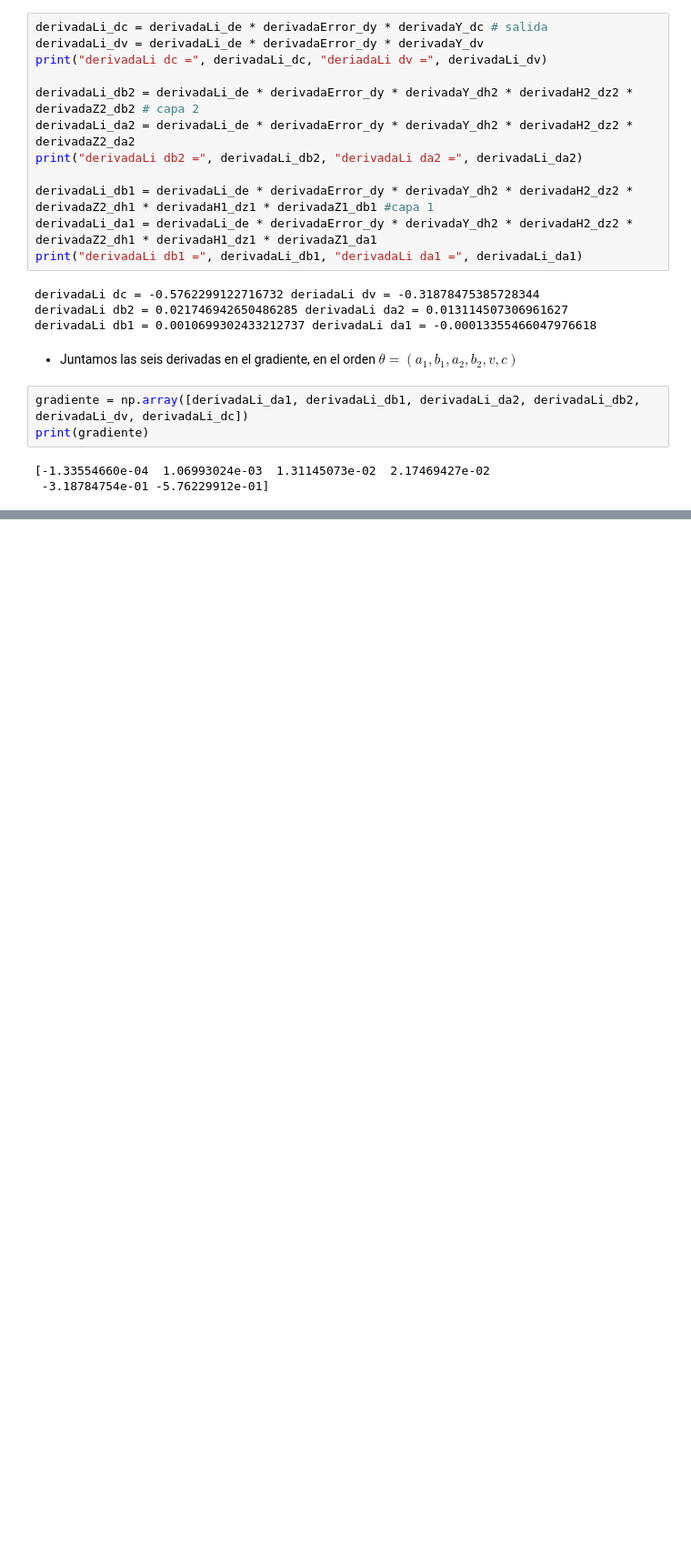
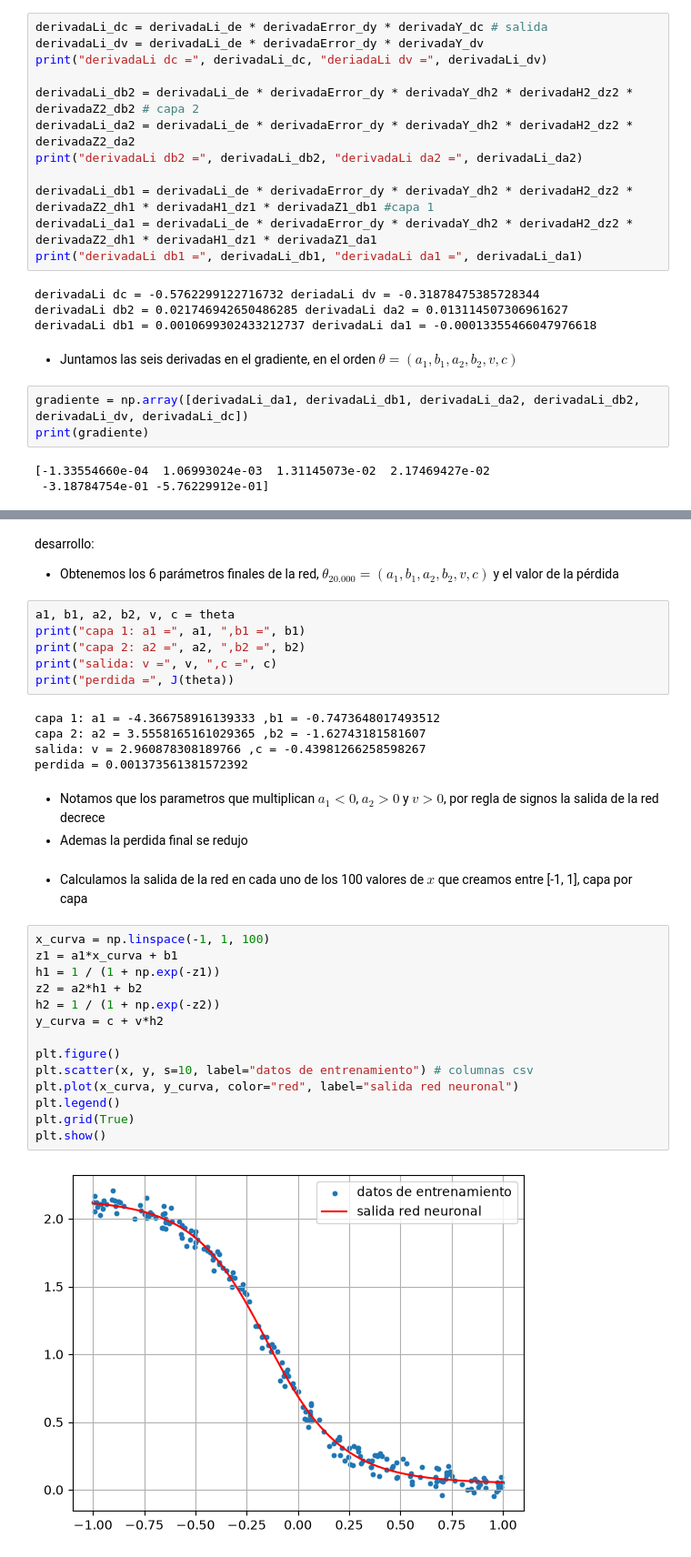
Before and after one commit to Sofiiahh/tarea-calculo-ds, a Jupyter notebook: Pregunta-2/P2-desarrollo.ipynb, the cells around one changed output, grey strips where cells are left out. Shown at 91% size. Drawn from its saved outputs; the diff is of its cells as text; blank space fills up the shorter version.

```diff
--- a/Pregunta-2/P2-desarrollo.ipynb
+++ b/Pregunta-2/P2-desarrollo.ipynb
@@ -201,0 +339,35 @@ print(gradiente)
+# %% [markdown]
+desarrollo:
+- Obtenemos los 6 parámetros finales de la red, $\theta_{20.000}=(a_1,b_1,a_2,b_2,v,c)$ y el valor de la pérdida
+# %%
+a1, b1, a2, b2, v, c = theta
+print("capa 1: a1 =", a1, ",b1 =", b1)
+print("capa 2: a2 =", a2, ",b2 =", b2)
+print("salida: v =", v, ",c =", c)
+print("perdida =", J(theta))
+# %% [output]
+capa 1: a1 = -4.366758916139333 ,b1 = -0.7473648017493512
+capa 2: a2 = 3.5558165161029365 ,b2 = -1.62743181581607
+salida: v = 2.960878308189766 ,c = -0.43981266258598267
+perdida = 0.001373561381572392
+# %% [markdown]
+- Notamos que los parametros que multiplican $a_1<0$, $a_2>0$ y $v>0$, por regla de signos la salida de la red decrece
+- Ademas la perdida final se redujo
+# %% [markdown]
+- Calculamos la salida de la red en cada uno de los 100 valores de $x$ que creamos entre [-1, 1], capa por capa
+# %%
+x_curva = np.linspace(-1, 1, 100)
+z1 = a1*x_curva + b1
+h1 = 1 / (1 + np.exp(-z1))
+z2 = a2*h1 + b2
+h2 = 1 / (1 + np.exp(-z2))
+y_curva = c + v*h2
+
+plt.figure()
+plt.scatter(x, y, s=10, label="datos de entrenamiento") # columnas csv
+plt.plot(x_curva, y_curva, color="red", label="salida red neuronal")
+plt.legend()
+plt.grid(True)
+plt.show()
+# %% [output]
+[figure, added]
```
Also changed, not shown: parts of 41 cells of this notebook, 3 other files.
